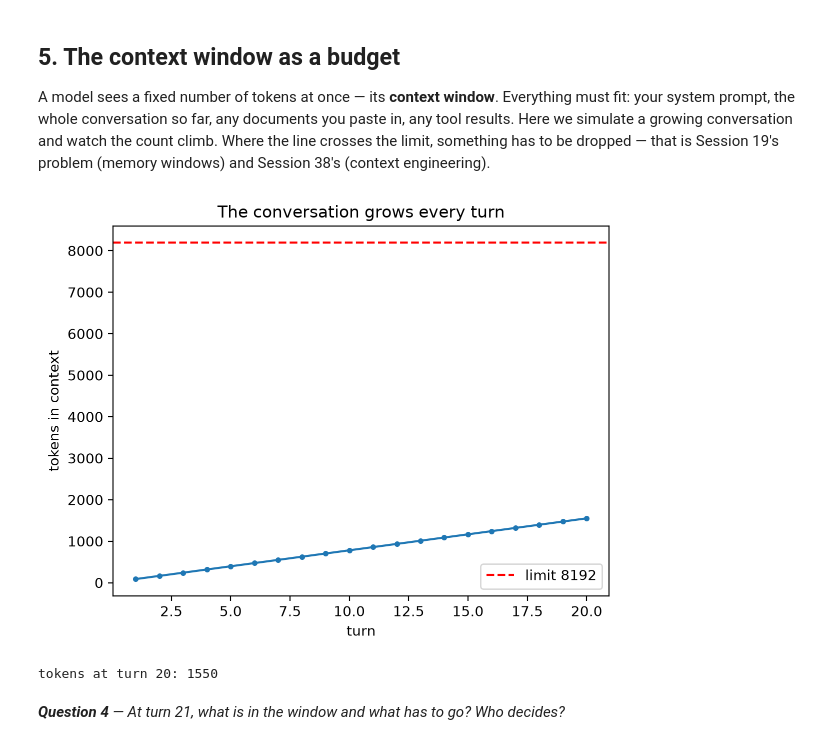
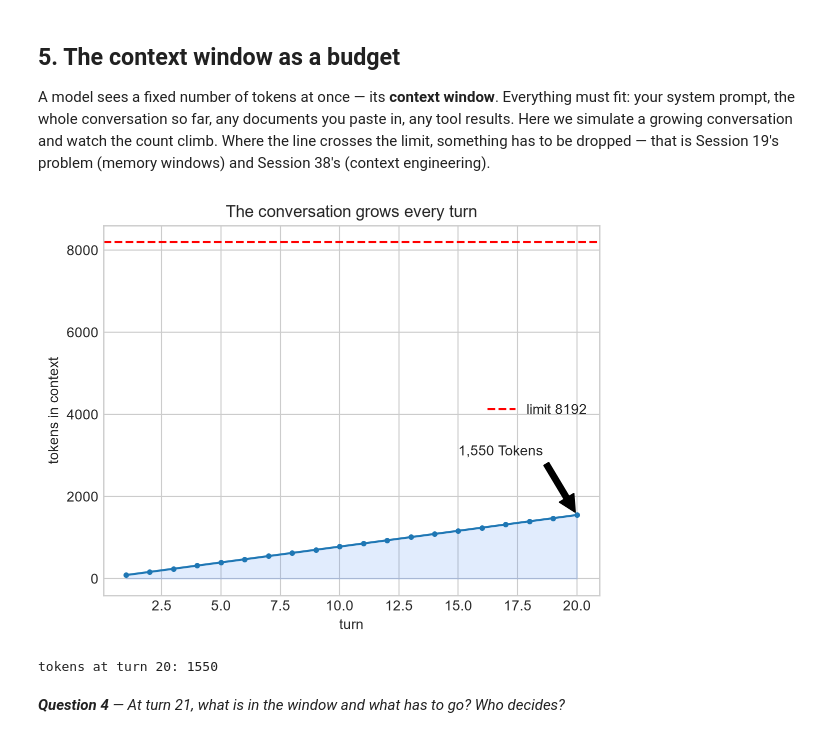
Before and after one commit to lowkey999-netizen/genai-course-work, a Jupyter notebook: module01/s09_tokens.ipynb, the cells around one changed output. Drawn from its saved outputs; the diff is of its cells as text; code cells hidden in the pictures.

```diff
--- a/module01/s09_tokens.ipynb
+++ b/module01/s09_tokens.ipynb
@@ -139,33 +143,36 @@ A model sees a fixed number of tokens at once — its **context window**. Everyt
 # %%
 import matplotlib.pyplot as plt
 
 # Context accumulation simulation: Multi-turn conversations resend previous history on every turn.
 # Token growth is super-linear, eventually exceeding the context budget and demanding sliding window/summarisation.
 system = "You are a concise assistant for a retail bank."
 history = [{"role": "system", "content": system}]
 totals = []
 for turn in range(1, 21):
     history.append({"role": "user", "content": f"Turn {turn}: {TEXTS['english']}"})
     history.append(
         {
             "role": "assistant",
             "content": "Certainly. "
             + "Here is a detailed answer about your loan. " * 6,
         }
     )
     totals.append(sum(count_tokens(m["content"]) for m in history))
 LIMIT = 8192  # a small window, for the picture; real models are far larger — but so are real conversations with documents
 
+plt.style.use('seaborn-v0_8-whitegrid')
+plt.fill_between(range(1, 21), totals, color='#3b82f6', alpha=0.15)
+plt.annotate('1,550 Tokens', xy=(20, 1550), xytext=(15, 3000), arrowprops={"facecolor": 'black', "shrink": 0.05})
 plt.plot(range(1, 21), totals, marker=".")
 plt.axhline(LIMIT, color="red", linestyle="--", label=f"limit {LIMIT}")
 plt.xlabel("turn")
 plt.ylabel("tokens in context")
 plt.title("The conversation grows every turn")
 plt.legend()
 plt.show()
 print("tokens at turn 20:", totals[-1])
 # %% [output]
-[figure, old version]
+[figure, new version]
 tokens at turn 20: 1550
 # %% [markdown]
 ***Question 4** — At turn 21, what is in the window and what has to go? Who decides?*
```
Also changed, not shown: parts of 4 cells of this notebook, 12 other files.
